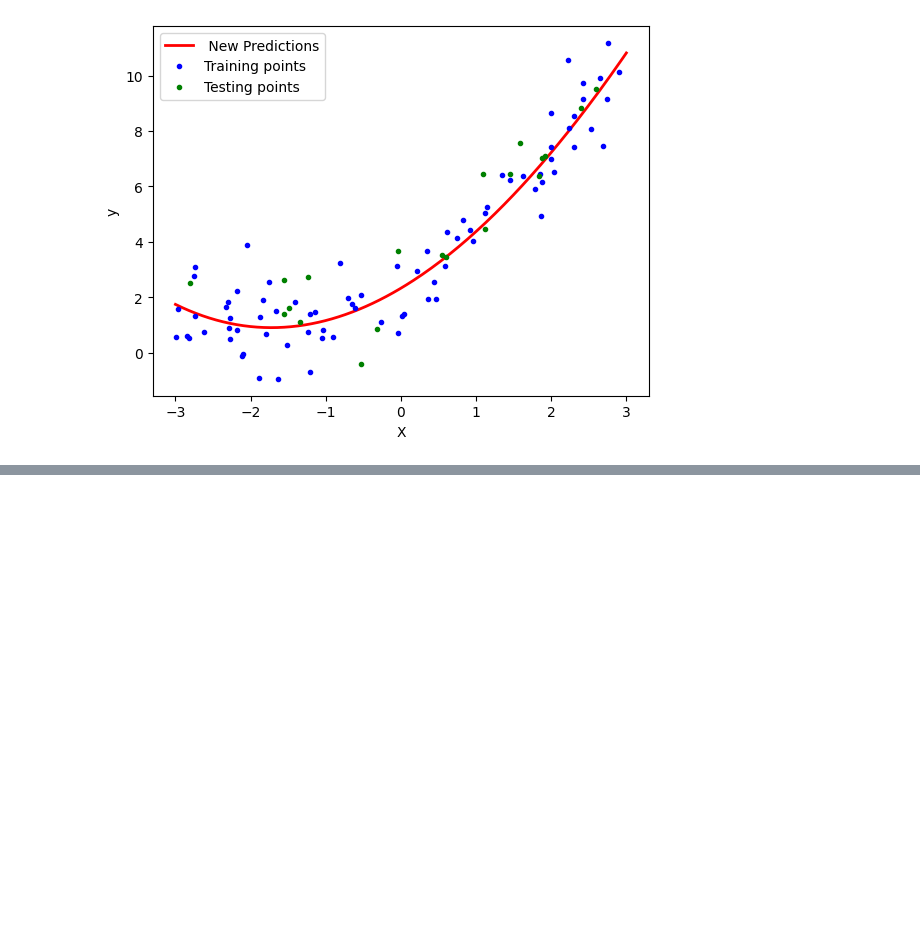
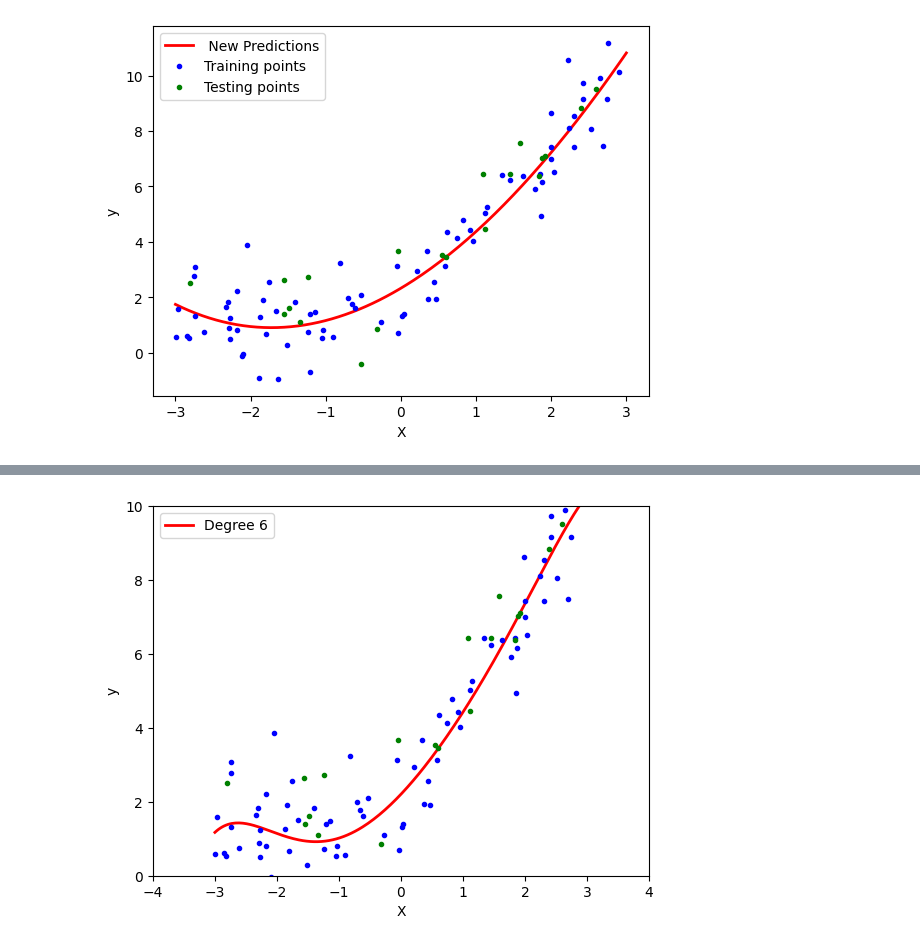
Before and after one commit to sankar0453/complete-machine-learning, a Jupyter notebook: practice/polynomial_regression_impl.ipynb, the cells around one changed output, grey strips where cells are left out. Saved outputs shown, nothing was run; the diff lists cells and outputs as text; code cells hidden in the pictures; blank space fills up the shorter version.

```diff
--- a/practice/polynomial_regression_impl.ipynb
+++ b/practice/polynomial_regression_impl.ipynb
@@ -191,0 +225,4 @@ plt.show()
+# %%
+poly_regression(6)
+# %% [output]
+[figure, added]
```
Also changed, not shown: parts of 5 cells of this notebook.
